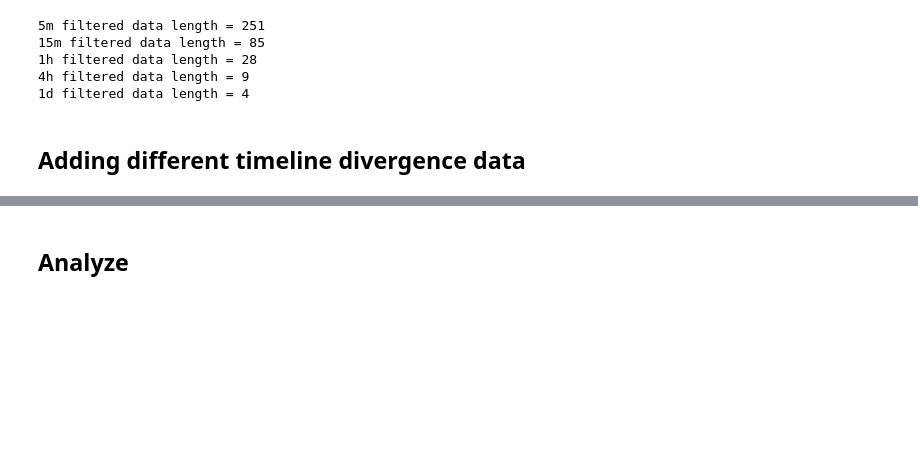
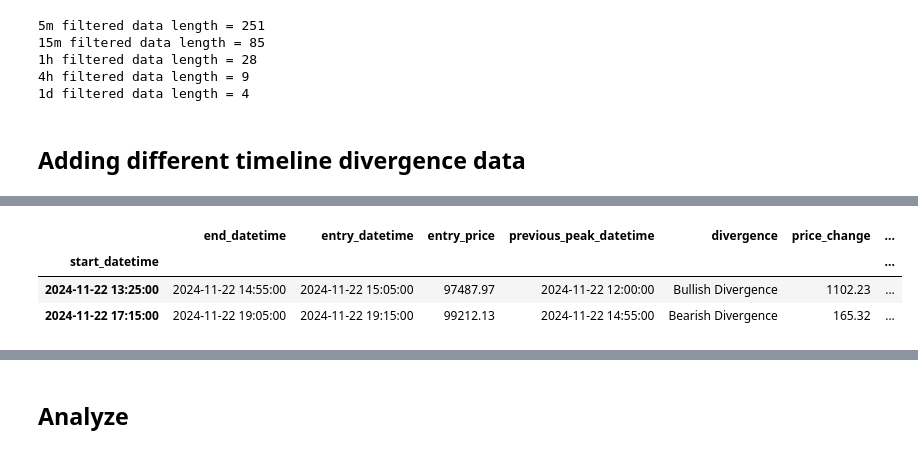
Before and after one commit to Shawn-Kim96/rsi_divergence_detector, a Jupyter notebook: notebooks/2.0-divergence_detector_test.ipynb, the cells around one changed output, grey strips where cells are left out. Drawn from its saved outputs; the diff is of its cells as text; code cells hidden in the pictures; blank space fills up the shorter version.

```diff
--- a/notebooks/2.0-divergence_detector_test.ipynb
+++ b/notebooks/2.0-divergence_detector_test.ipynb
@@ -64,38 +51,0 @@ dd_filter['15m'][30:36]
-# %%
-# Assuming dd_filter is a dictionary where keys are timeframes ('5m', '15m', etc.)
-# and values are the respective DataFrames.
-timeframe_to_minutes = {
-    '5m': 5,
-    '15m': 15,
-    '1h': 60,
-    '4h': 240,
-    '1d': 1440  # 하루는 1440분
-}
-# Define the timeframes for which to check divergence
-for timeframe_key in dd_filter.keys():
-    for compare_key in dd_filter.keys():
-        if timeframe_key != compare_key:
-            dd_filter[timeframe_key][f"div_{compare_key}"] = False
-
-# Iterate over all timeframes to compare divergences
-for base_timeframe, base_df in dd_filter.items():
-    for compare_timeframe, compare_df in dd_filter.items():
-        if base_timeframe == compare_timeframe:
-            continue  # 동일한 시간봉은 비교하지 않음
-
-        # 비교 시간봉의 간격(분)을 가져옴
-        compare_interval = pd.to_timedelta(timeframe_to_minutes[compare_timeframe], unit='m')
-
-        # 각 base_df의 row에 대해 비교
-        for base_index, _ in base_df.iterrows():
-            base_start = base_index
-
-            # 비교 시간봉의 모든 행에 대해 시작 시간 범위 체크
-            for compare_index, _ in compare_df.iterrows():
-                compare_start = compare_index
-
-                # 기준 시간(base_start)이 비교 시간 범위(compare_start ~ compare_start + compare_interval)에 있는지 확인
-                if compare_start <= base_start < (compare_start + compare_interval):
-                    # 조건을 만족하면 서로의 다이버전스 컬럼을 True로 설정
-                    base_df.at[base_index, f"div_{compare_timeframe}"] = True
-                    compare_df.at[compare_index, f"div_{base_timeframe}"] = True
@@ -124,0 +178,7 @@ Name: 2024-11-11 16:00:00, dtype: object
+# %%
+divergence_data['5m'].sort_index()[112:114]
+# %% [output]
+|  | end_datetime | entry_datetime | entry_price | previous_peak_datetime | divergence | price_change | ... |
+| start_datetime |  |  |  |  |  |  | ... |
+| 2024-11-22 13:25:00 | 2024-11-22 14:55:00 | 2024-11-22 15:05:00 | 97487.97 | 2024-11-22 12:00:00 | Bullish Divergence | 1102.23 | ... |
+| 2024-11-22 17:15:00 | 2024-11-22 19:05:00 | 2024-11-22 19:15:00 | 99212.13 | 2024-11-22 14:55:00 | Bearish Divergence | 165.32 | ... |
```
Also changed, not shown: parts of 14 cells of this notebook, 1 other file.
